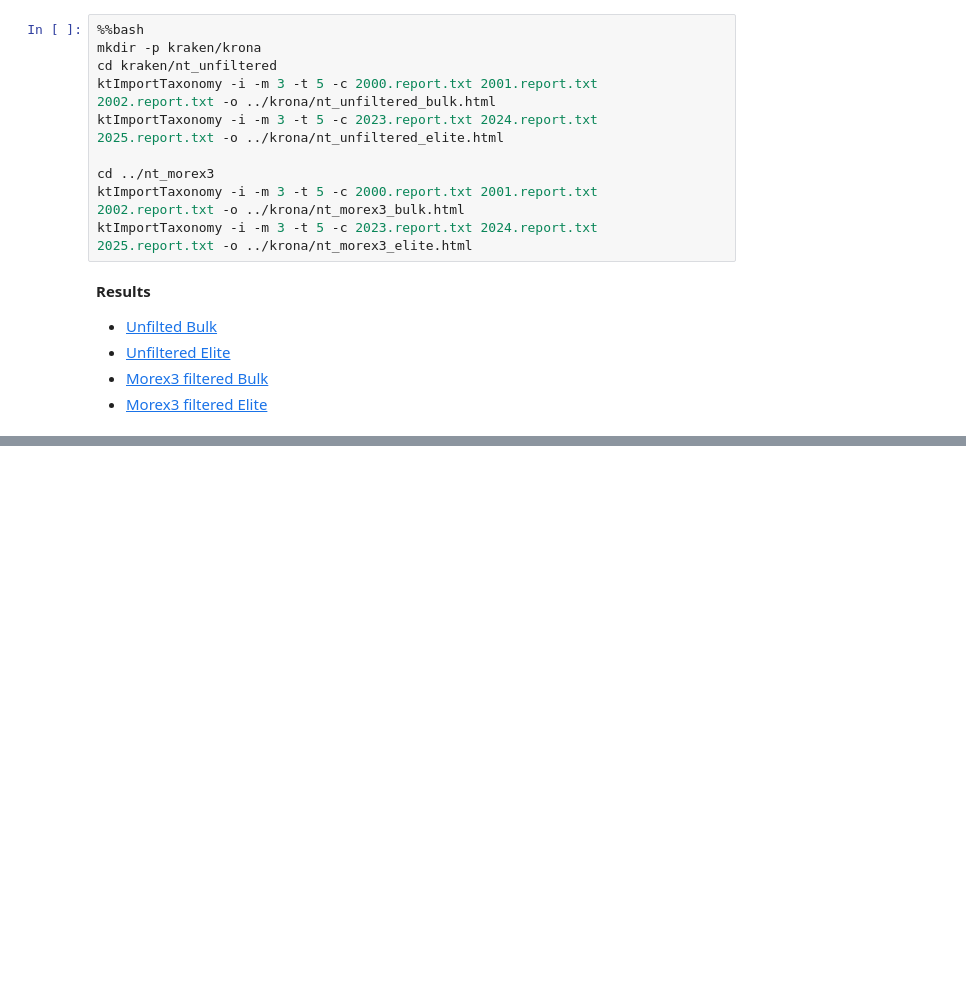
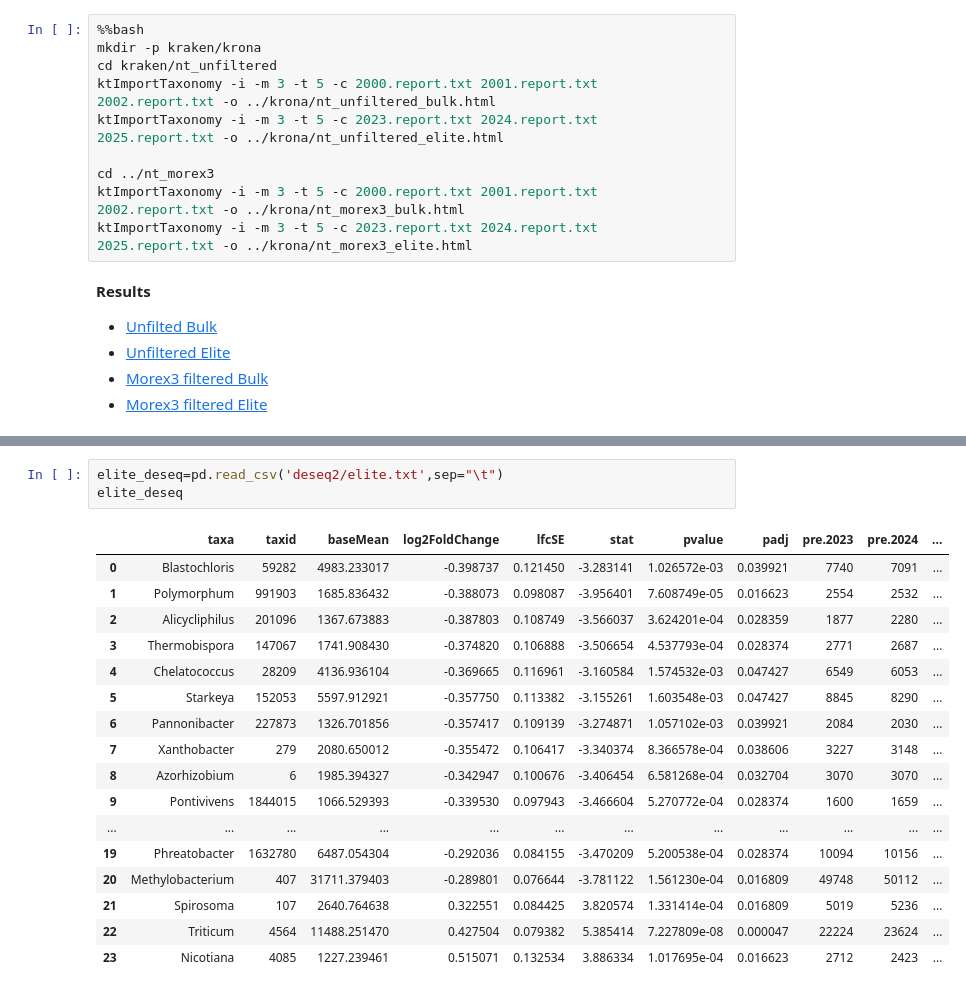
Before and after one commit to jamesabbott/JCA_host_filtering, a Jupyter notebook: host_filter.ipynb, the cells around one changed output, grey strips where cells are left out. Saved outputs shown, nothing was run; the diff lists cells and outputs as text; blank space fills up the shorter version.

```diff
--- a/host_filter.ipynb
+++ b/host_filter.ipynb
@@ -205,0 +215,21 @@ __Results__
+# %%
+elite_deseq=pd.read_csv('deseq2/elite.txt',sep="\t")
+elite_deseq
+# %% [output]
+|  | taxa | taxid | baseMean | log2FoldChange | lfcSE | stat | pvalue | padj | pre.2023 | pre.2024 | ... |
+| 0 | Blastochloris | 59282 | 4983.233017 | -0.398737 | 0.121450 | -3.283141 | 1.026572e-03 | 0.039921 | 7740 | 7091 | ... |
+| 1 | Polymorphum | 991903 | 1685.836432 | -0.388073 | 0.098087 | -3.956401 | 7.608749e-05 | 0.016623 | 2554 | 2532 | ... |
+| 2 | Alicycliphilus | 201096 | 1367.673883 | -0.387803 | 0.108749 | -3.566037 | 3.624201e-04 | 0.028359 | 1877 | 2280 | ... |
+| 3 | Thermobispora | 147067 | 1741.908430 | -0.374820 | 0.106888 | -3.506654 | 4.537793e-04 | 0.028374 | 2771 | 2687 | ... |
+| 4 | Chelatococcus | 28209 | 4136.936104 | -0.369665 | 0.116961 | -3.160584 | 1.574532e-03 | 0.047427 | 6549 | 6053 | ... |
+| 5 | Starkeya | 152053 | 5597.912921 | -0.357750 | 0.113382 | -3.155261 | 1.603548e-03 | 0.047427 | 8845 | 8290 | ... |
+| 6 | Pannonibacter | 227873 | 1326.701856 | -0.357417 | 0.109139 | -3.274871 | 1.057102e-03 | 0.039921 | 2084 | 2030 | ... |
+| 7 | Xanthobacter | 279 | 2080.650012 | -0.355472 | 0.106417 | -3.340374 | 8.366578e-04 | 0.038606 | 3227 | 3148 | ... |
+| 8 | Azorhizobium | 6 | 1985.394327 | -0.342947 | 0.100676 | -3.406454 | 6.581268e-04 | 0.032704 | 3070 | 3070 | ... |
+| 9 | Pontivivens | 1844015 | 1066.529393 | -0.339530 | 0.097943 | -3.466604 | 5.270772e-04 | 0.028374 | 1600 | 1659 | ... |
+| ... | ... | ... | ... | ... | ... | ... | ... | ... | ... | ... | ... |
+| 19 | Phreatobacter | 1632780 | 6487.054304 | -0.292036 | 0.084155 | -3.470209 | 5.200538e-04 | 0.028374 | 10094 | 10156 | ... |
+| 20 | Methylobacterium | 407 | 31711.379403 | -0.289801 | 0.076644 | -3.781122 | 1.561230e-04 | 0.016809 | 49748 | 50112 | ... |
+| 21 | Spirosoma | 107 | 2640.764638 | 0.322551 | 0.084425 | 3.820574 | 1.331414e-04 | 0.016809 | 5019 | 5236 | ... |
+| 22 | Triticum | 4564 | 11488.251470 | 0.427504 | 0.079382 | 5.385414 | 7.227809e-08 | 0.000047 | 22224 | 23624 | ... |
+| 23 | Nicotiana | 4085 | 1227.239461 | 0.515071 | 0.132534 | 3.886334 | 1.017695e-04 | 0.016623 | 2712 | 2423 | ... |
```
Also changed, not shown: parts of 19 cells of this notebook, 1 other file.
